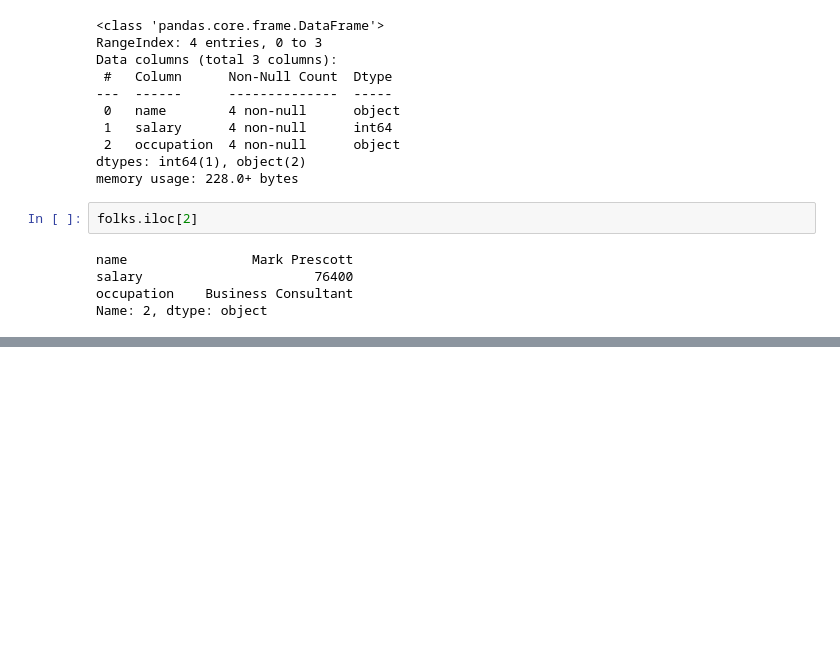
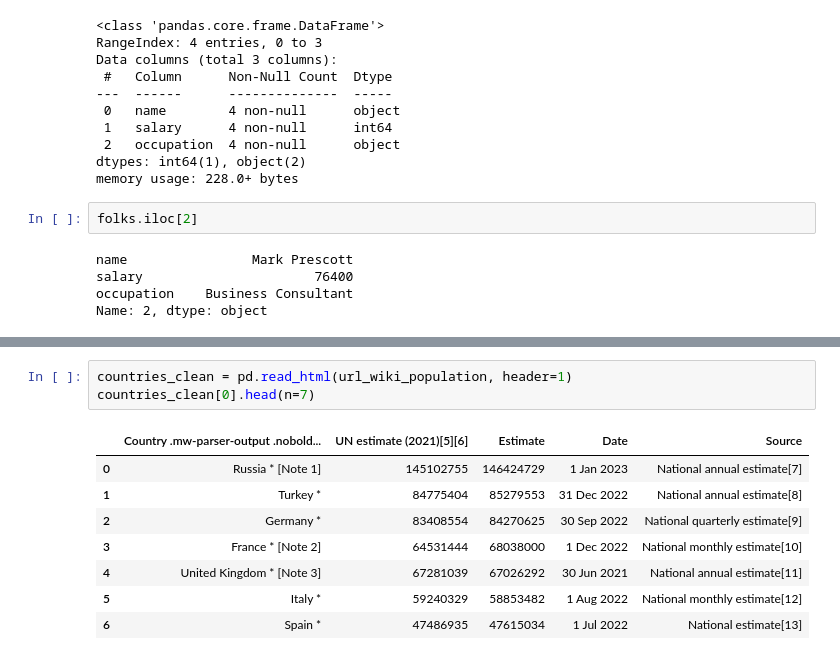
Before and after one commit to TomaszBury/The-ultimate-pandas-bootcamp-advanced-python-data-analysis, a Jupyter notebook: section_13/data_formats_and_io.ipynb, the cells around one changed output, grey strips where cells are left out. Drawn from its saved outputs; the diff is of its cells as text; blank space fills up the shorter version.

```diff
--- a/section_13/data_formats_and_io.ipynb
+++ b/section_13/data_formats_and_io.ipynb
@@ -44,0 +105,12 @@ Name: 2, dtype: object
+# %%
+countries_clean = pd.read_html(url_wiki_population, header=1)
+countries_clean[0].head(n=7)
+# %% [output]
+|  | Country .mw-parser-output .nobold... | UN estimate (2021)[5][6] | Estimate | Date | Source |
+| 0 | Russia * [Note 1] | 145102755 | 146424729 | 1 Jan 2023 | National annual estimate[7] |
+| 1 | Turkey * | 84775404 | 85279553 | 31 Dec 2022 | National annual estimate[8] |
+| 2 | Germany * | 83408554 | 84270625 | 30 Sep 2022 | National quarterly estimate[9] |
+| 3 | France * [Note 2] | 64531444 | 68038000 | 1 Dec 2022 | National monthly estimate[10] |
+| 4 | United Kingdom * [Note 3] | 67281039 | 67026292 | 30 Jun 2021 | National annual estimate[11] |
+| 5 | Italy * | 59240329 | 58853482 | 1 Aug 2022 | National monthly estimate[12] |
+| 6 | Spain * | 47486935 | 47615034 | 1 Jul 2022 | National estimate[13] |
```
Also changed, not shown: parts of 23 cells of this notebook.
